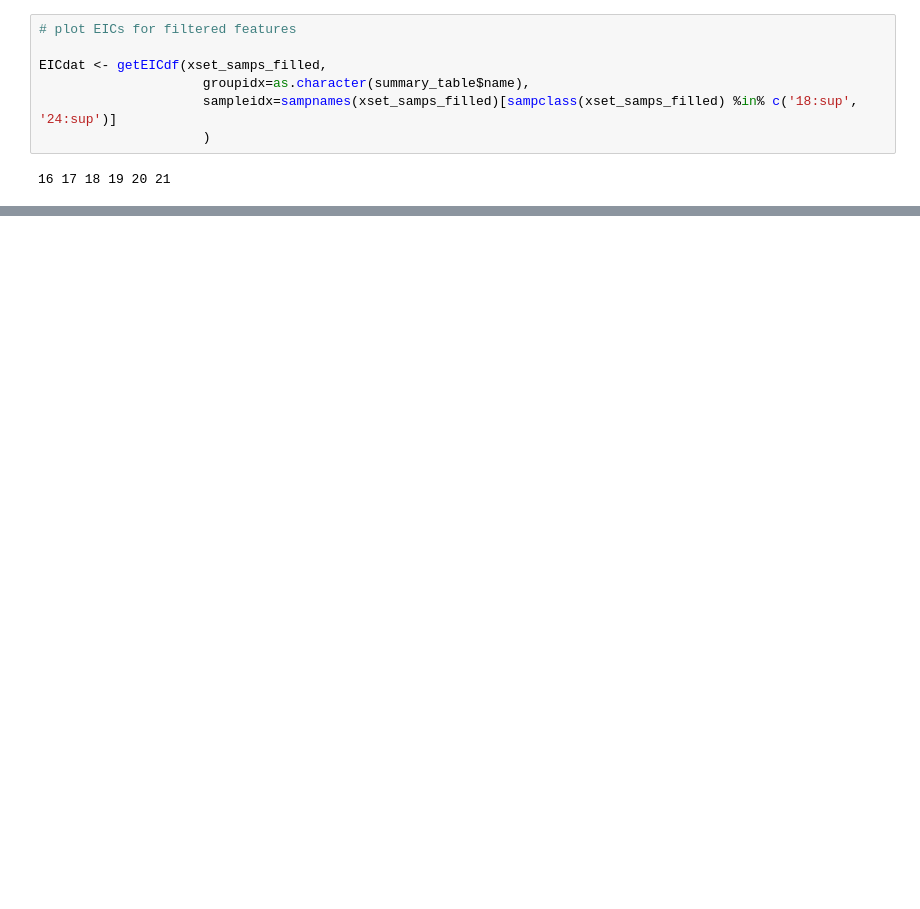
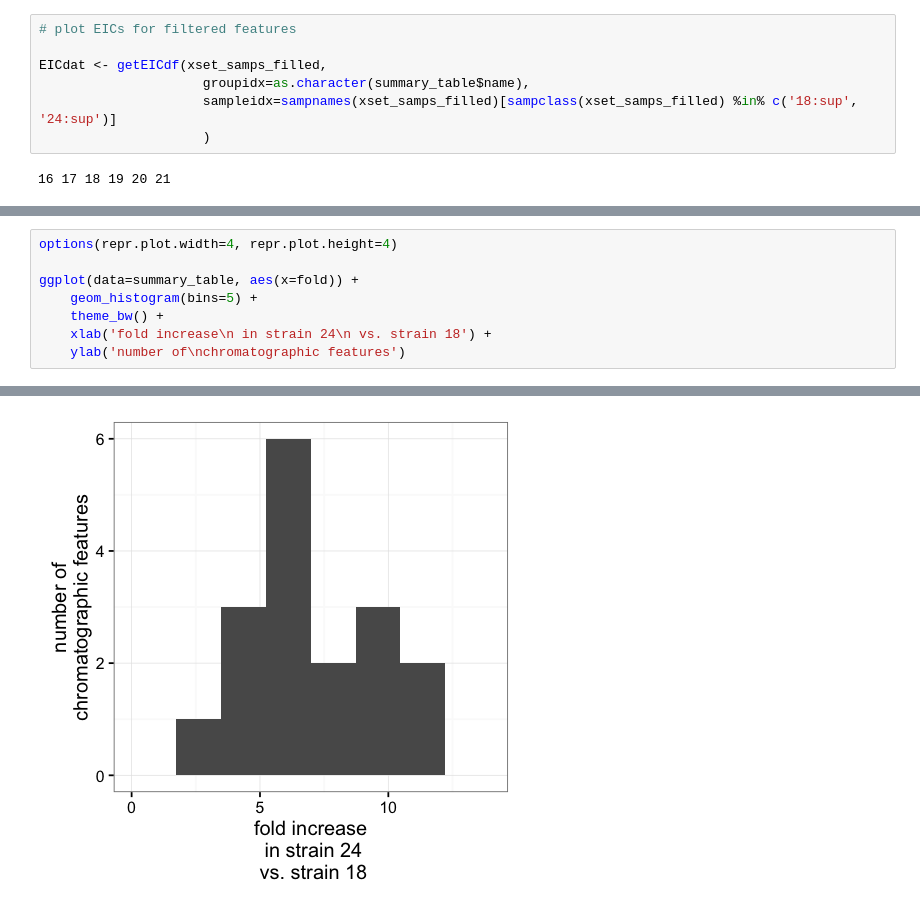
Before and after one commit to tentrillion/ipython_notebooks, a Jupyter notebook: strain_24_vs_strain_18.ipynb, the cells around one changed output, grey strips where cells are left out. Drawn from its saved outputs; the diff is of its cells as text; blank space fills up the shorter version.

```diff
--- a/strain_24_vs_strain_18.ipynb
+++ b/strain_24_vs_strain_18.ipynb
@@ -132,0 +125,9 @@ Loading required package: ecipex
+# %%
+options(repr.plot.width=4, repr.plot.height=4)
+
+ggplot(data=summary_table, aes(x=fold)) +
+    geom_histogram(bins=5) +
+    theme_bw() +
+    xlab('fold increase\n in strain 24\n vs. strain 18') +
+    ylab('number of\nchromatographic features')
+# %% [output]
@@ -132,0 +136 @@ Loading required package: ecipex
+[figure, added]
```
Also changed, not shown: parts of 9 cells of this notebook.
